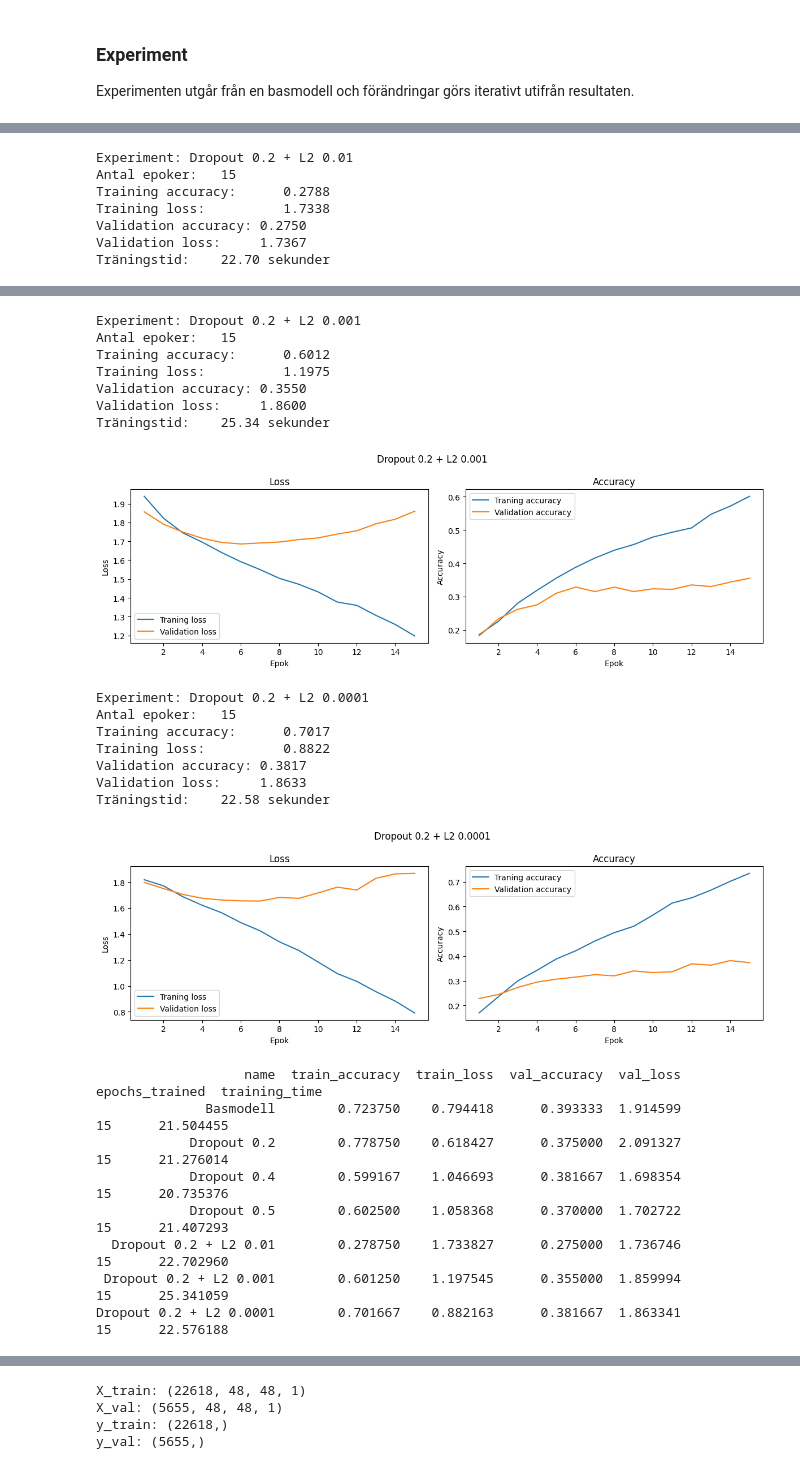
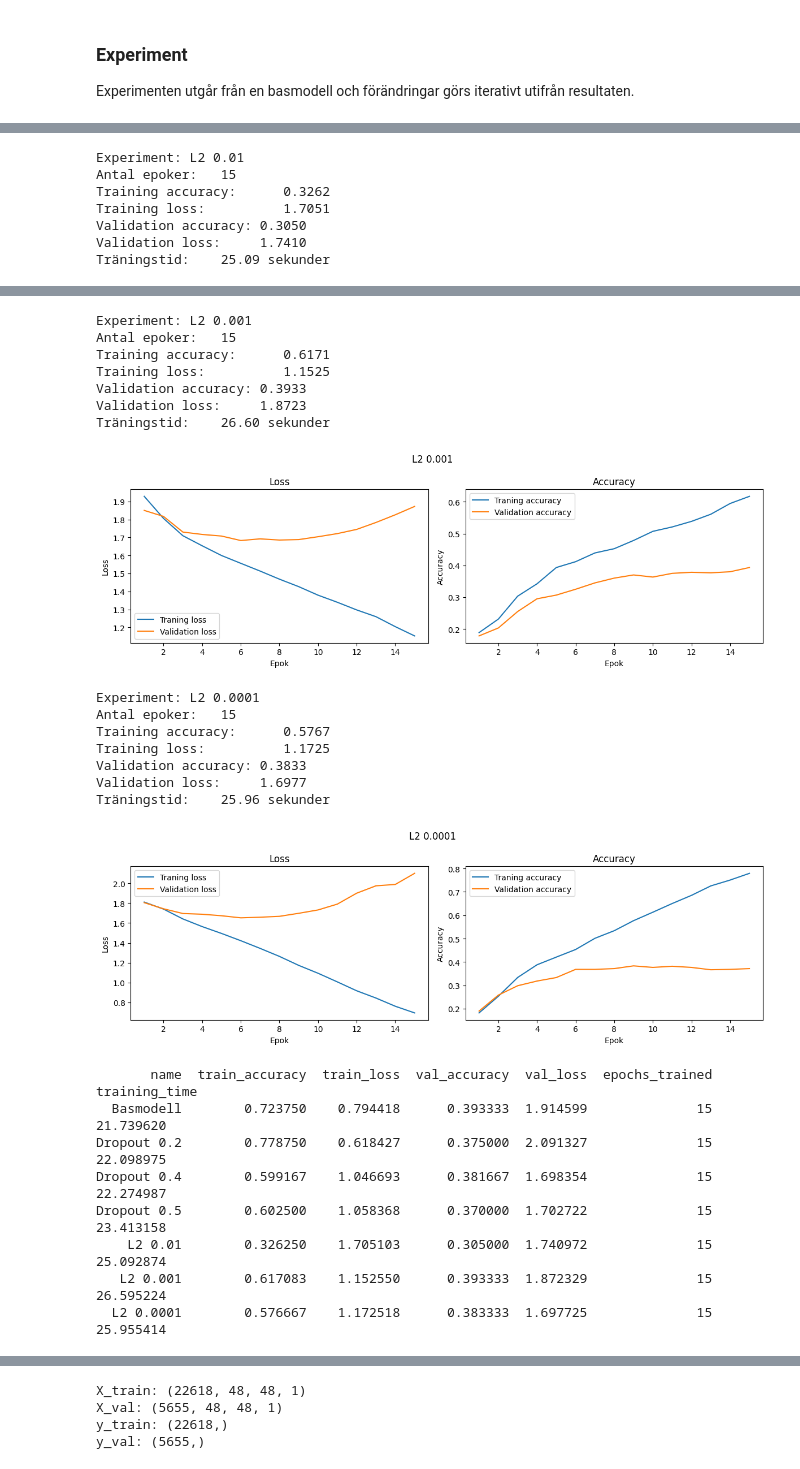
Before and after one commit to MalinMo/Ansiktsuttryck_DL, a Jupyter notebook: report.ipynb, the cells around one changed output, grey strips where cells are left out. Saved outputs shown, nothing was run; the diff lists cells and outputs as text; code cells hidden in the pictures.

```diff
--- a/report.ipynb
+++ b/report.ipynb
@@ -537,17 +545,17 @@ För att ytterligare minska överanpassning testas olika l2-styrkor som straffar
 # %%
 # Experiment med olika L2-styrkor
 
-_, h_l2_1, r_l2_1 = run_experiment("Dropout 0.2 + L2 0.01", dropout_rate=0.2, l2_strength=0.01)
-_, h_l2_2, r_l2_2 = run_experiment("Dropout 0.2 + L2 0.001", dropout_rate=0.2, l2_strength=0.001)
-_, h_l2_3, r_l2_3 = run_experiment("Dropout 0.2 + L2 0.0001", dropout_rate=0.2, l2_strength=0.0001)
+_, h_l2_1, r_l2_1 = run_experiment("L2 0.01", l2_strength=0.01)
+_, h_l2_2, r_l2_2 = run_experiment("L2 0.001", l2_strength=0.001)
+_, h_l2_3, r_l2_3 = run_experiment("L2 0.0001", l2_strength=0.0001)
 
 results.extend([r_l2_1, r_l2_2, r_l2_3])
 print(pd.DataFrame(results).to_string(index=False))
 # %% [output]
-Experiment: Dropout 0.2 + L2 0.01
+Experiment: L2 0.01
 Antal epoker:   15
-Training accuracy:      0.2788
-Training loss:          1.7338
-Validation accuracy: 0.2750
-Validation loss:     1.7367
-Träningstid:    22.70 sekunder
+Training accuracy:      0.3262
+Training loss:          1.7051
+Validation accuracy: 0.3050
+Validation loss:     1.7410
+Träningstid:    25.09 sekunder
@@ -555,27 +563,27 @@ Träningstid:    22.70 sekunder
-Experiment: Dropout 0.2 + L2 0.001
+Experiment: L2 0.001
 Antal epoker:   15
-Training accuracy:      0.6012
-Training loss:          1.1975
-Validation accuracy: 0.3550
-Validation loss:     1.8600
-Träningstid:    25.34 sekunder
+Training accuracy:      0.6171
+Training loss:          1.1525
+Validation accuracy: 0.3933
+Validation loss:     1.8723
+Träningstid:    26.60 sekunder
-[figure, old version]
+[figure, new version]
-Experiment: Dropout 0.2 + L2 0.0001
+Experiment: L2 0.0001
 Antal epoker:   15
-Training accuracy:      0.7017
-Training loss:          0.8822
-Validation accuracy: 0.3817
-Validation loss:     1.8633
-Träningstid:    22.58 sekunder
+Training accuracy:      0.5767
+Training loss:          1.1725
+Validation accuracy: 0.3833
+Validation loss:     1.6977
+Träningstid:    25.96 sekunder
-[figure, old version]
+[figure, new version]
-                   name  train_accuracy  train_loss  val_accuracy  val_loss  epochs_trained  training_time
-              Basmodell        0.723750    0.794418      0.393333  1.914599              15      21.504455
-            Dropout 0.2        0.778750    0.618427      0.375000  2.091327              15      21.276014
-            Dropout 0.4        0.599167    1.046693      0.381667  1.698354              15      20.735376
-            Dropout 0.5        0.602500    1.058368      0.370000  1.702722              15      21.407293
-  Dropout 0.2 + L2 0.01        0.278750    1.733827      0.275000  1.736746              15      22.702960
- Dropout 0.2 + L2 0.001        0.601250    1.197545      0.355000  1.859994              15      25.341059
-Dropout 0.2 + L2 0.0001        0.701667    0.882163      0.381667  1.863341              15      22.576188
+       name  train_accuracy  train_loss  val_accuracy  val_loss  epochs_trained  training_time
+  Basmodell        0.723750    0.794418      0.393333  1.914599              15      21.739620
+Dropout 0.2        0.778750    0.618427      0.375000  2.091327              15      22.098975
+Dropout 0.4        0.599167    1.046693      0.381667  1.698354              15      22.274987
+Dropout 0.5        0.602500    1.058368      0.370000  1.702722              15      23.413158
+    L2 0.01        0.326250    1.705103      0.305000  1.740972              15      25.092874
+   L2 0.001        0.617083    1.152550      0.393333  1.872329              15      26.595224
+  L2 0.0001        0.576667    1.172518      0.383333  1.697725              15      25.955414
 # %% [markdown]
 ### Kommentar
 
```
Also changed, not shown: parts of 35 cells of this notebook, 1 other file.
